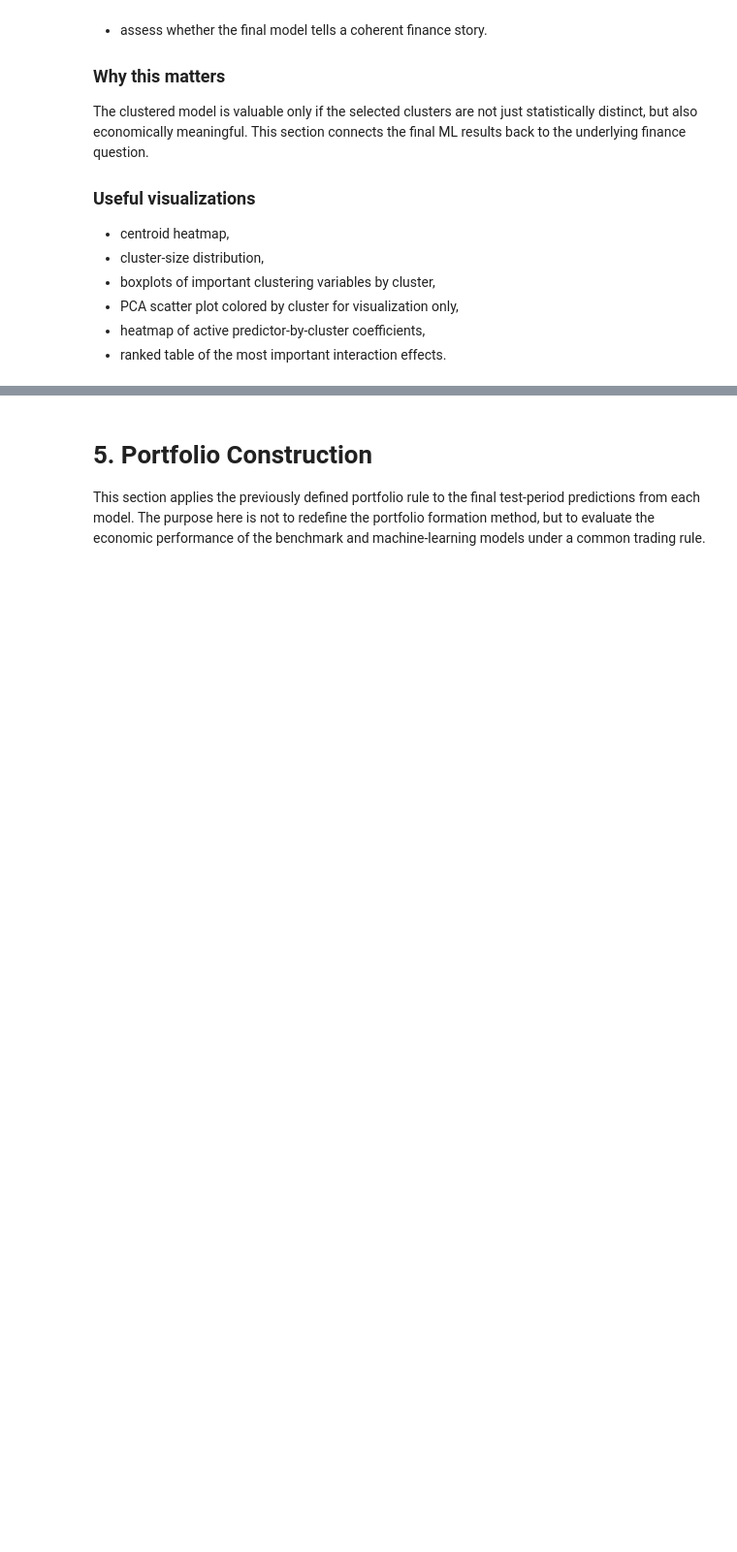
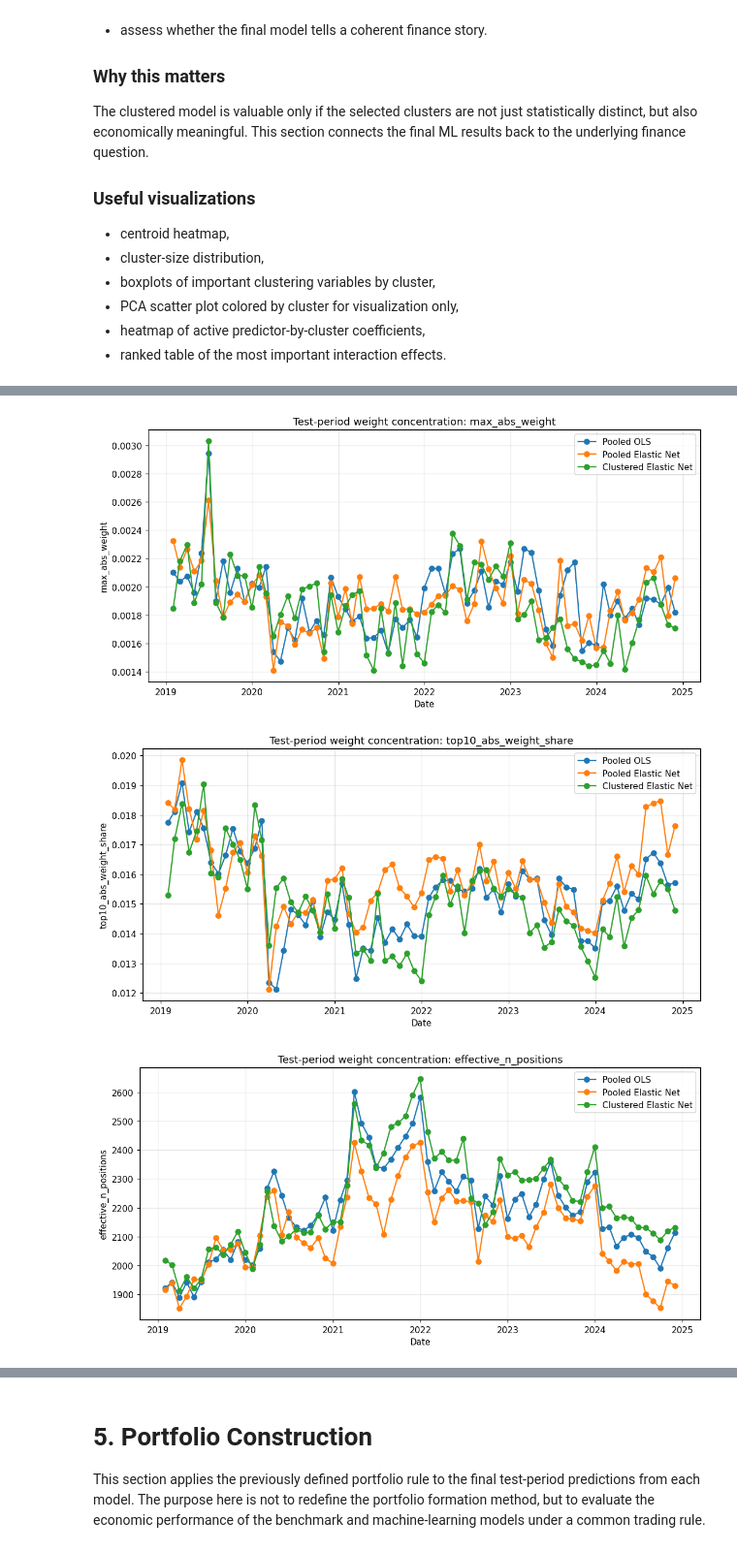
Before and after one commit to JackyJacky1029/FINA-4713-Group-9-Project, a Jupyter notebook: jkp_project.ipynb, the cells around one changed output, grey strips where cells are left out. Shown at 97% size. Saved outputs shown, nothing was run; the diff lists cells and outputs as text; code cells hidden in the pictures; blank space fills up the shorter version.

```diff
--- a/jkp_project.ipynb
+++ b/jkp_project.ipynb
@@ -3867,0 +4269,37 @@ plt.show()
+# %%
+# ------------------------------------------------------------
+# 4.7 Plot weight concentration for predictive models
+# ------------------------------------------------------------
+
+for metric in ["max_abs_weight", "top10_abs_weight_share", "effective_n_positions"]:
+
+    plt.figure(figsize=(10, 5))
+
+    for model_label in diagnostic_models:
+
+        if model_label not in weight_concentration_summaries:
+            continue
+
+        concentration_summary = weight_concentration_summaries[model_label]["concentration"]
+
+        if metric not in concentration_summary.columns:
+            continue
+
+        plt.plot(
+            concentration_summary.index,
+            concentration_summary[metric],
+            marker="o",
+            label=model_label
+        )
+
+    plt.xlabel("Date")
+    plt.ylabel(metric)
+    plt.title(f"Test-period weight concentration: {metric}")
+    plt.legend()
+    plt.grid(True, alpha=0.3)
+    plt.tight_layout()
+    plt.show()
+# %% [output]
+[figure, added]
+[figure, added]
+[figure, added]
```
Also changed, not shown: parts of 33 cells of this notebook.
